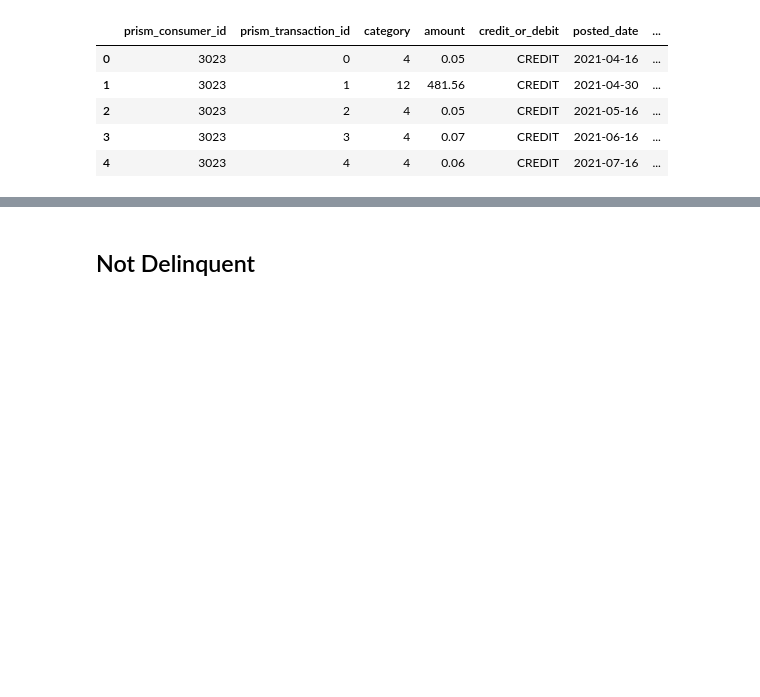
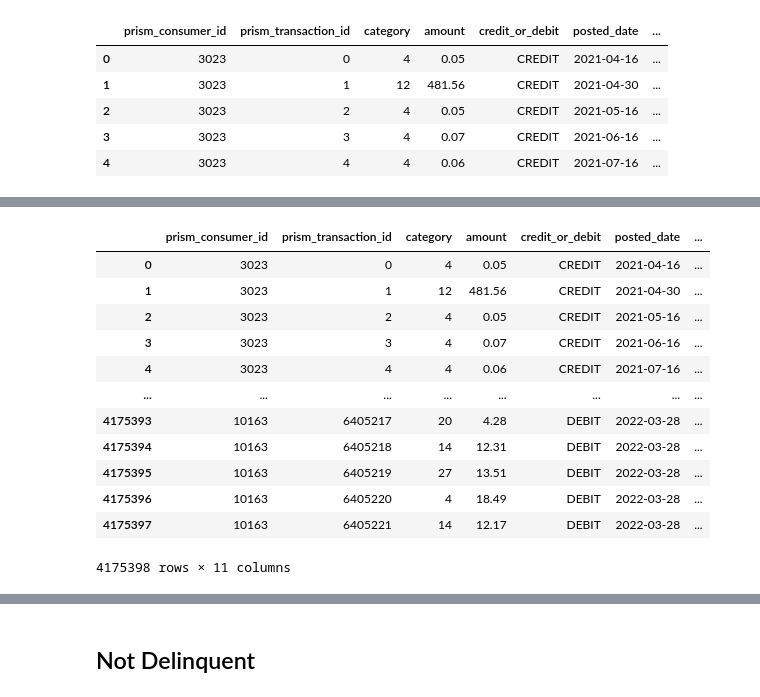
Before and after one commit to hillarychang/dsc180b-capstone-q2, a Jupyter notebook: src/notebooks/kurumi_q2_eda.ipynb, the cells around one changed output, grey strips where cells are left out. Saved outputs shown, nothing was run; the diff lists cells and outputs as text; code cells hidden in the pictures; blank space fills up the shorter version.

```diff
--- a/src/notebooks/kurumi_q2_eda.ipynb
+++ b/src/notebooks/kurumi_q2_eda.ipynb
@@ -288,3 +288,6 @@ trans_pattern.head()
 | 2 | 3023 | 2 | 4 | 0.05 | CREDIT | 2021-05-16 | ... |
 | 3 | 3023 | 3 | 4 | 0.07 | CREDIT | 2021-06-16 | ... |
 | 4 | 3023 | 4 | 4 | 0.06 | CREDIT | 2021-07-16 | ... |
+# %%
+total_balance = accounts.groupby('prism_consumer_id').agg({'balance_date': 'min', 'balance': 'sum'})
+total_balance.head()
@@ -290,0 +302,17 @@ trans_pattern.head()
+# %%
+balance_trans = trans_pattern.merge(total_balance, on="prism_consumer_id")
+balance_trans
+# %% [output]
+|  | prism_consumer_id | prism_transaction_id | category | amount | credit_or_debit | posted_date | ... |
+| 0 | 3023 | 0 | 4 | 0.05 | CREDIT | 2021-04-16 | ... |
+| 1 | 3023 | 1 | 12 | 481.56 | CREDIT | 2021-04-30 | ... |
+| 2 | 3023 | 2 | 4 | 0.05 | CREDIT | 2021-05-16 | ... |
+| 3 | 3023 | 3 | 4 | 0.07 | CREDIT | 2021-06-16 | ... |
+| 4 | 3023 | 4 | 4 | 0.06 | CREDIT | 2021-07-16 | ... |
+| ... | ... | ... | ... | ... | ... | ... | ... |
+| 4175393 | 10163 | 6405217 | 20 | 4.28 | DEBIT | 2022-03-28 | ... |
+| 4175394 | 10163 | 6405218 | 14 | 12.31 | DEBIT | 2022-03-28 | ... |
+| 4175395 | 10163 | 6405219 | 27 | 13.51 | DEBIT | 2022-03-28 | ... |
+| 4175396 | 10163 | 6405220 | 4 | 18.49 | DEBIT | 2022-03-28 | ... |
+| 4175397 | 10163 | 6405221 | 14 | 12.17 | DEBIT | 2022-03-28 | ... |
+4175398 rows × 11 columns
```
Also changed, not shown: parts of 13 cells of this notebook.
